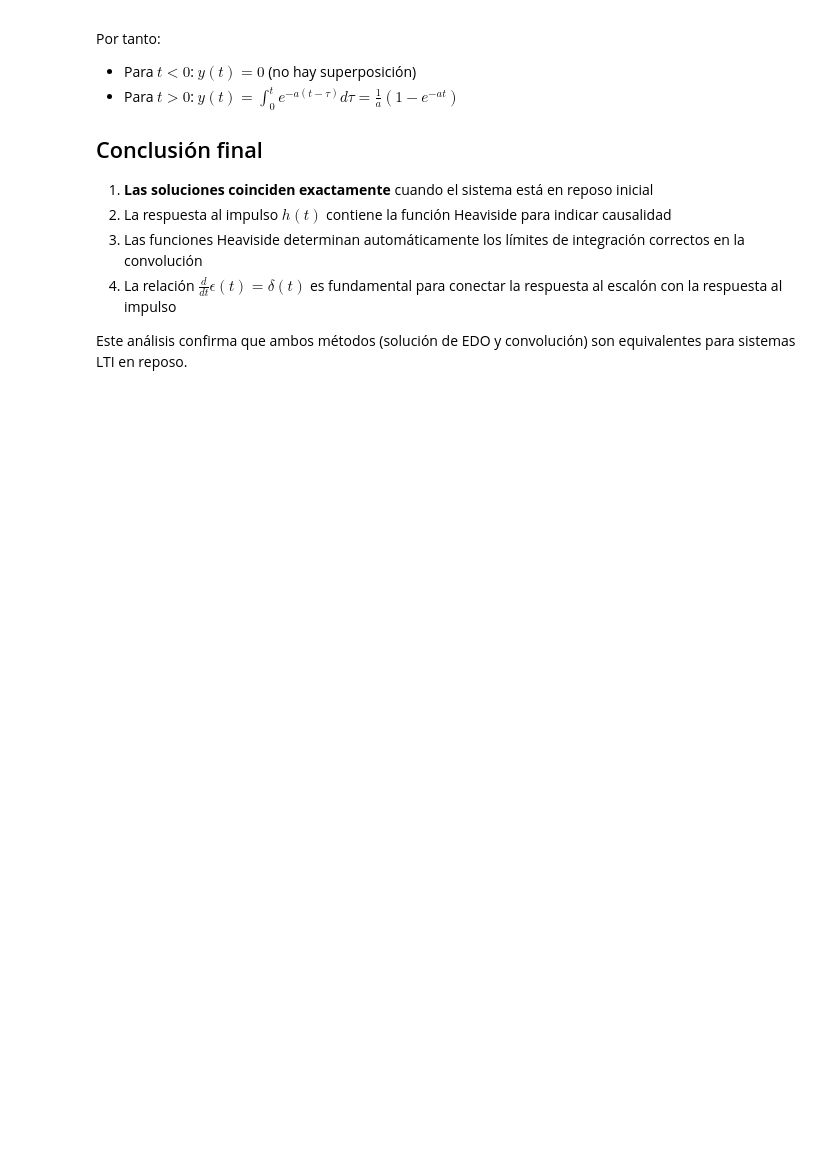
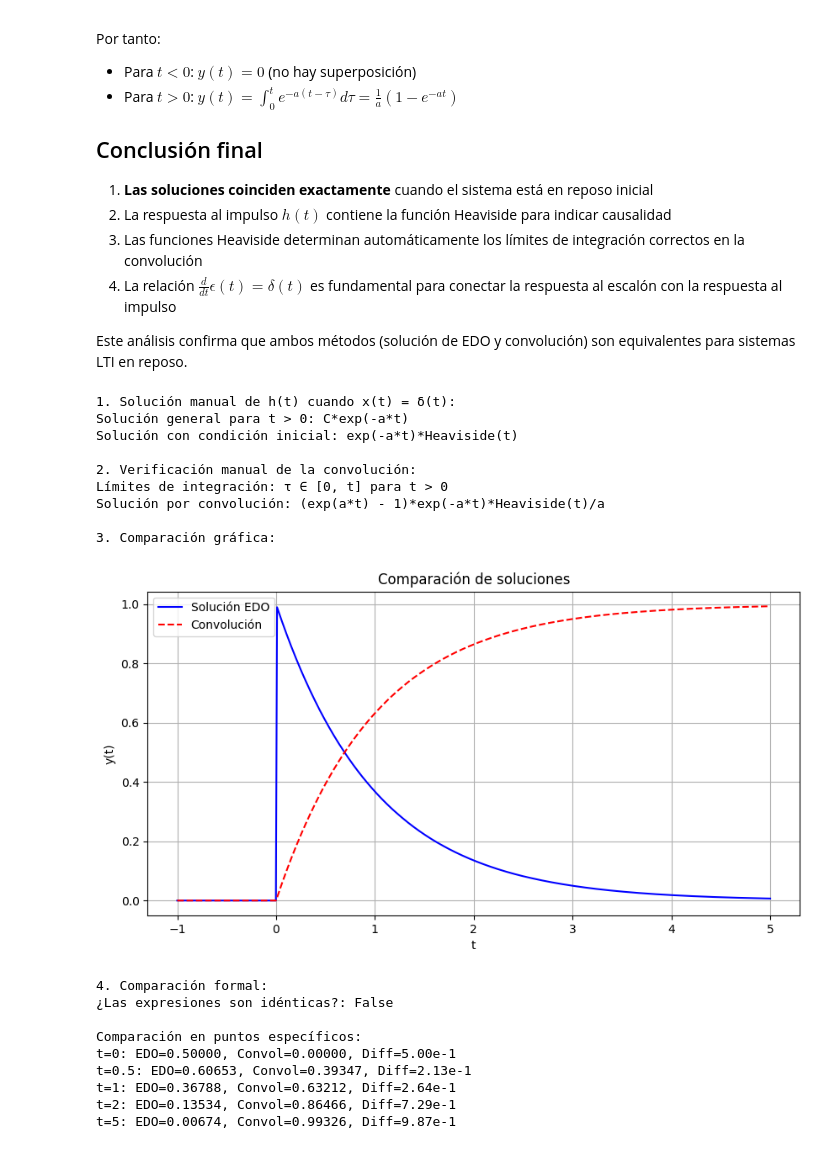
Before and after one commit to Ebl14/senales_y_sistemas, a Jupyter notebook: 1_Respuesta_Impulso.ipynb, the cells around one changed output. Saved outputs shown, nothing was run; the diff lists cells and outputs as text; code cells hidden in the pictures; blank space fills up the shorter version.

```diff
--- a/1_Respuesta_Impulso.ipynb
+++ b/1_Respuesta_Impulso.ipynb
@@ -233,3 +233,81 @@ Por tanto:
 4. La relación $\frac{d}{dt}\epsilon(t) = \delta(t)$ es fundamental para conectar la respuesta al escalón con la respuesta al impulso
 
 Este análisis confirma que ambos métodos (solución de EDO y convolución) son equivalentes para sistemas LTI en reposo.
+# %%
+import sympy as sp
+import matplotlib.pyplot as plt
+import numpy as np
+
+t, tau = sp.symbols('t tau', real=True)
+a = sp.symbols('a', positive=True)
+
+# 1. Solución de la EDO dy/dt + a*y = x(t) para x(t) = δ(t)
+print("\n1. Solución manual de h(t) cuando x(t) = δ(t):")
+# Para t > 0:
+C = sp.symbols('C')
+h_t = C*sp.exp(-a*t)
+print(f"Solución general para t > 0: {h_t}")
+
+# Condición inicial en t=0+ (integrando la EDO alrededor de t=0)
+h_0_plus = 1  # porque la integral de δ(t) es 1
+C_val = sp.solve(h_t.subs(t,0) - h_0_plus, C)[0]
+h_t = h_t.subs(C, C_val)*sp.Heaviside(t)
+print(f"Solución con condición inicial: {h_t}")
+
+# 2. Verificación manual de la convolución para x(t) = ε(t)
+print("\n2. Verificación manual de la convolución:")
+x_t = sp.Heaviside(t)
+h_tau = sp.exp(-a*(t-tau))*sp.Heaviside(t-tau)
+
+# Límites de integración determinados por las funciones Heaviside
+print(f"Límites de integración: τ ∈ [0, t] para t > 0")
+conv_int = sp.integrate(sp.exp(-a*(t-tau)), (tau, 0, t))
+conv_sol = conv_int*sp.Heaviside(t)
+print(f"Solución por convolución: {conv_sol.simplify()}")
+
+# 3. Comparación gráfica
+print("\n3. Comparación gráfica:")
+t_vals = np.linspace(-1, 5, 500)
+# Convertir expresiones simbólicas a funciones numéricas
+h_np = sp.lambdify(t, h_t.subs(a, 1), 'numpy')
+conv_np = sp.lambdify(t, conv_sol.subs(a, 1), 'numpy')
+
+plt.figure(figsize=(10,5))
+plt.plot(t_vals, [h_np(val) if val >=0 else 0 for val in t_vals], 'b-', label='Solución EDO')
+plt.plot(t_vals, [conv_np(val) if val >=0 else 0 for val in t_vals], 'r--', label='Convolución')
+plt.legend()
+plt.title("Comparación de soluciones")
+plt.xlabel("t")
+plt.ylabel("y(t)")
+plt.grid(True)
+plt.show()
+
+# 4. Comparación analítica y numérica
+print("\n4. Comparación formal:")
+print(f"¿Las expresiones son idénticas?: {sp.simplify(h_t - conv_sol) == 0}")
+
+print("\nComparación en puntos específicos:")
+for val_t in [0, 0.5, 1, 2, 5]:
+    edo_val = h_t.subs({a:1, t:val_t}).evalf()
+    conv_val = conv_sol.subs({a:1, t:val_t}).evalf()
+    print(f"t={val_t}: EDO={edo_val:.5f}, Convol={conv_val:.5f}, Diff={abs(edo_val-conv_val):.2e}")
+# %% [output]
+1. Solución manual de h(t) cuando x(t) = δ(t):
+Solución general para t > 0: C*exp(-a*t)
+Solución con condición inicial: exp(-a*t)*Heaviside(t)
+
+2. Verificación manual de la convolución:
+Límites de integración: τ ∈ [0, t] para t > 0
+Solución por convolución: (exp(a*t) - 1)*exp(-a*t)*Heaviside(t)/a
+
+3. Comparación gráfica:
+[figure, added]
+4. Comparación formal:
+¿Las expresiones son idénticas?: False
+
+Comparación en puntos específicos:
+t=0: EDO=0.50000, Convol=0.00000, Diff=5.00e-1
+t=0.5: EDO=0.60653, Convol=0.39347, Diff=2.13e-1
+t=1: EDO=0.36788, Convol=0.63212, Diff=2.64e-1
+t=2: EDO=0.13534, Convol=0.86466, Diff=7.29e-1
+t=5: EDO=0.00674, Convol=0.99326, Diff=9.87e-1
```
